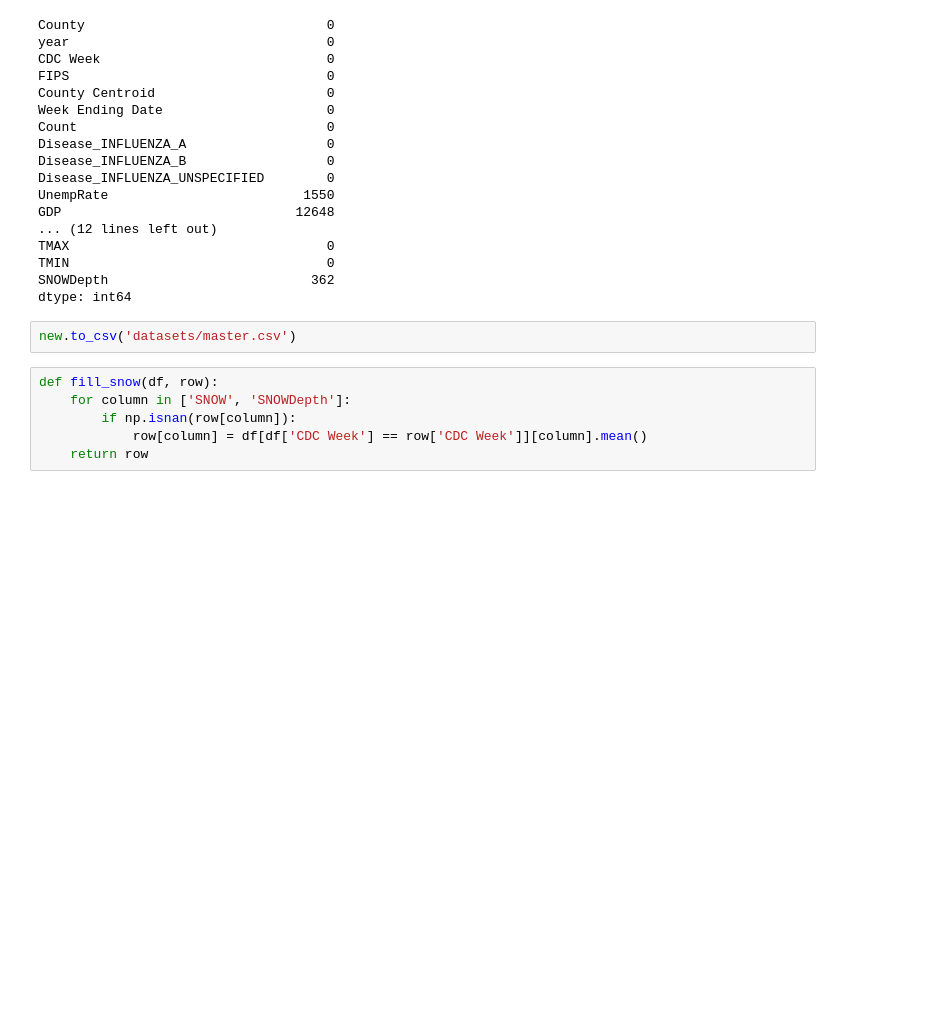
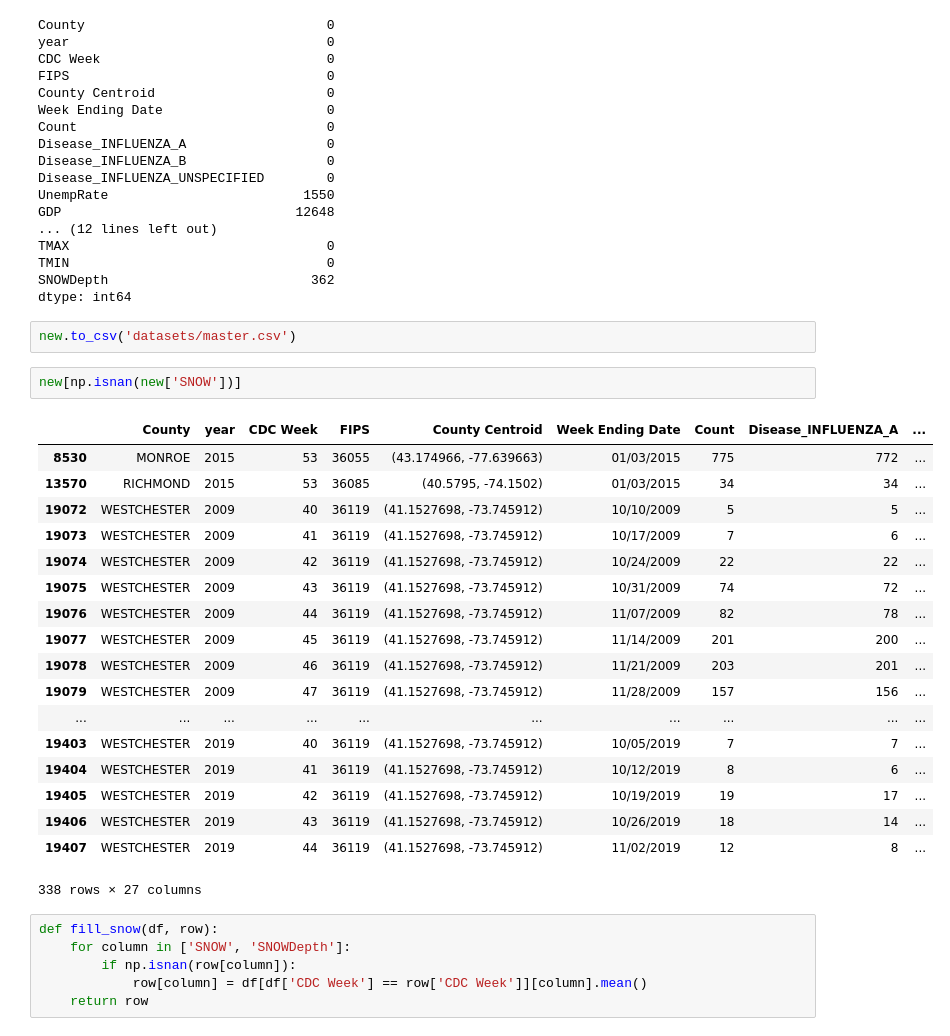
Before and after one commit to shivasanketh-rm/InfluenzaOutbreaks, a Jupyter notebook: Fill_weather_nan.ipynb, the cells around one changed output. Drawn from its saved outputs; the diff is of its cells as text; blank space fills up the shorter version.

```diff
--- a/Fill_weather_nan.ipynb
+++ b/Fill_weather_nan.ipynb
@@ -73,6 +73,27 @@ SNOWDepth                          362
 dtype: int64
 # %%
 new.to_csv('datasets/master.csv')
+# %%
+new[np.isnan(new['SNOW'])]
+# %% [output]
+|  | County | year | CDC Week | FIPS | County Centroid | Week Ending Date | Count | Disease_INFLUENZA_A | ... |
+| 8530 | MONROE | 2015 | 53 | 36055 | (43.174966, -77.639663) | 01/03/2015 | 775 | 772 | ... |
+| 13570 | RICHMOND | 2015 | 53 | 36085 | (40.5795, -74.1502) | 01/03/2015 | 34 | 34 | ... |
+| 19072 | WESTCHESTER | 2009 | 40 | 36119 | (41.1527698, -73.745912) | 10/10/2009 | 5 | 5 | ... |
+| 19073 | WESTCHESTER | 2009 | 41 | 36119 | (41.1527698, -73.745912) | 10/17/2009 | 7 | 6 | ... |
+| 19074 | WESTCHESTER | 2009 | 42 | 36119 | (41.1527698, -73.745912) | 10/24/2009 | 22 | 22 | ... |
+| 19075 | WESTCHESTER | 2009 | 43 | 36119 | (41.1527698, -73.745912) | 10/31/2009 | 74 | 72 | ... |
+| 19076 | WESTCHESTER | 2009 | 44 | 36119 | (41.1527698, -73.745912) | 11/07/2009 | 82 | 78 | ... |
+| 19077 | WESTCHESTER | 2009 | 45 | 36119 | (41.1527698, -73.745912) | 11/14/2009 | 201 | 200 | ... |
+| 19078 | WESTCHESTER | 2009 | 46 | 36119 | (41.1527698, -73.745912) | 11/21/2009 | 203 | 201 | ... |
+| 19079 | WESTCHESTER | 2009 | 47 | 36119 | (41.1527698, -73.745912) | 11/28/2009 | 157 | 156 | ... |
+| ... | ... | ... | ... | ... | ... | ... | ... | ... | ... |
+| 19403 | WESTCHESTER | 2019 | 40 | 36119 | (41.1527698, -73.745912) | 10/05/2019 | 7 | 7 | ... |
+| 19404 | WESTCHESTER | 2019 | 41 | 36119 | (41.1527698, -73.745912) | 10/12/2019 | 8 | 6 | ... |
+| 19405 | WESTCHESTER | 2019 | 42 | 36119 | (41.1527698, -73.745912) | 10/19/2019 | 19 | 17 | ... |
+| 19406 | WESTCHESTER | 2019 | 43 | 36119 | (41.1527698, -73.745912) | 10/26/2019 | 18 | 14 | ... |
+| 19407 | WESTCHESTER | 2019 | 44 | 36119 | (41.1527698, -73.745912) | 11/02/2019 | 12 | 8 | ... |
+338 rows × 27 columns
 # %%
 def fill_snow(df, row):
     for column in ['SNOW', 'SNOWDepth']:
```
Also changed, not shown: parts of 2 cells of this notebook.
